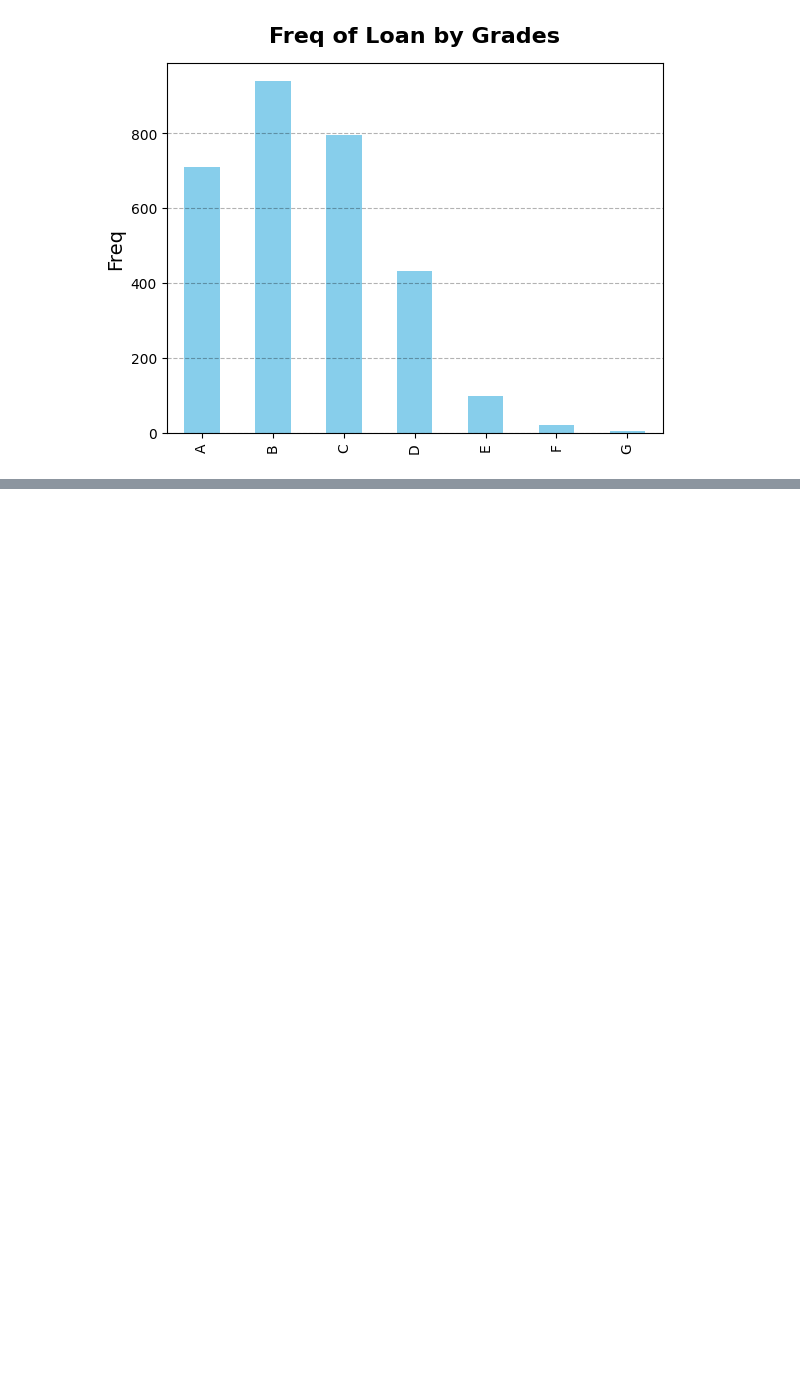
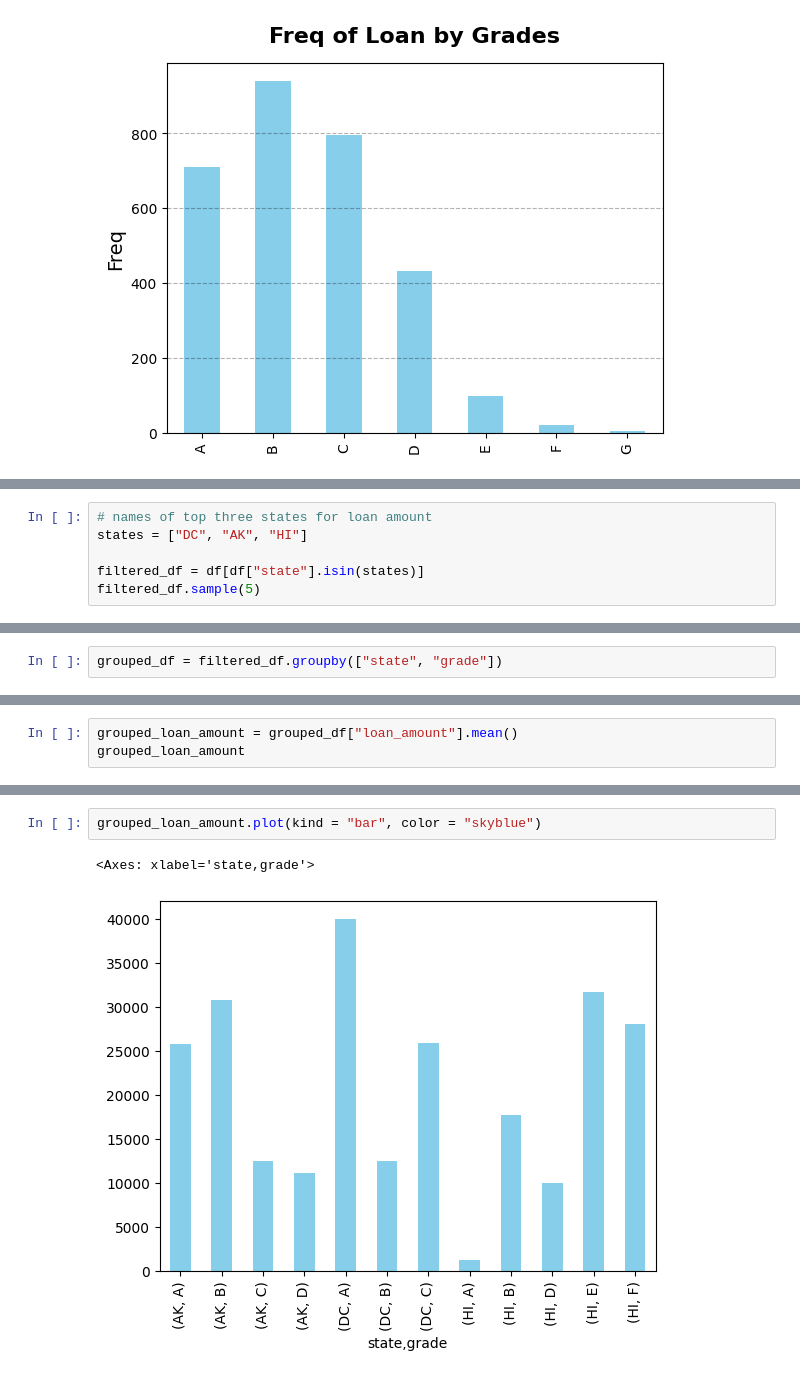
Before and after one commit to xc308/Python_Data_Analysis, a Jupyter notebook: 4_Visulaization.ipynb, the cells around one changed output, grey strips where cells are left out. Drawn from its saved outputs; the diff is of its cells as text; blank space fills up the shorter version.

```diff
--- a/4_Visulaization.ipynb
+++ b/4_Visulaization.ipynb
@@ -95,0 +114,6 @@ ax.spines["right"].set_visible(False)
+# %%
+# names of top three states for loan amount
+states = ["DC", "AK", "HI"]
+
+filtered_df = df[df["state"].isin(states)]
+filtered_df.sample(5)
@@ -95,0 +127,2 @@ ax.spines["right"].set_visible(False)
+# %%
+grouped_df = filtered_df.groupby(["state", "grade"])
@@ -95,0 +149,3 @@ ax.spines["right"].set_visible(False)
+# %%
+grouped_loan_amount = grouped_df["loan_amount"].mean()
+grouped_loan_amount
@@ -95,0 +168,5 @@ ax.spines["right"].set_visible(False)
+# %%
+grouped_loan_amount.plot(kind = "bar", color = "skyblue")
+# %% [output]
+<Axes: xlabel='state,grade'>
+[figure, added]
```
Also changed, not shown: parts of 9 cells of this notebook.
